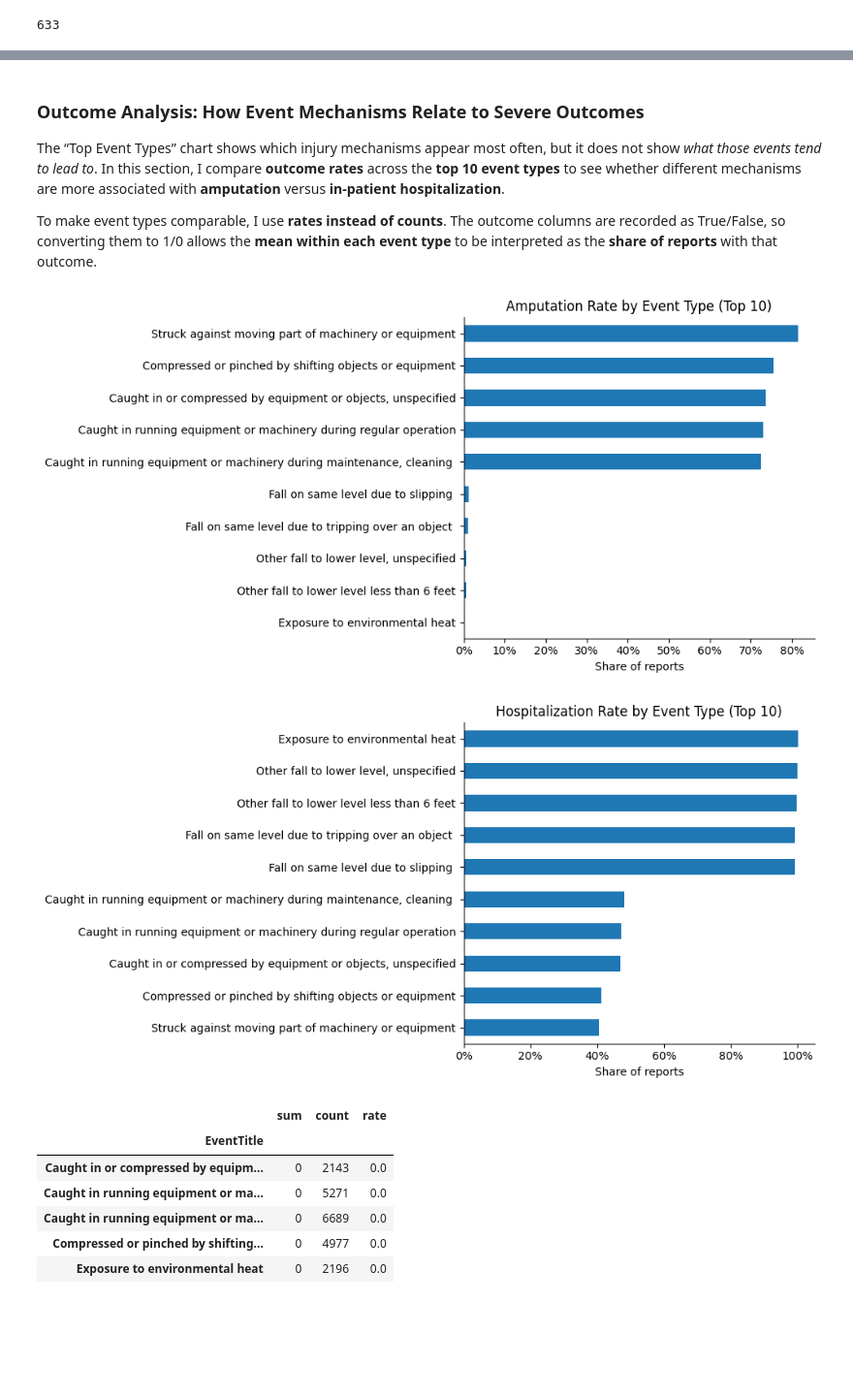
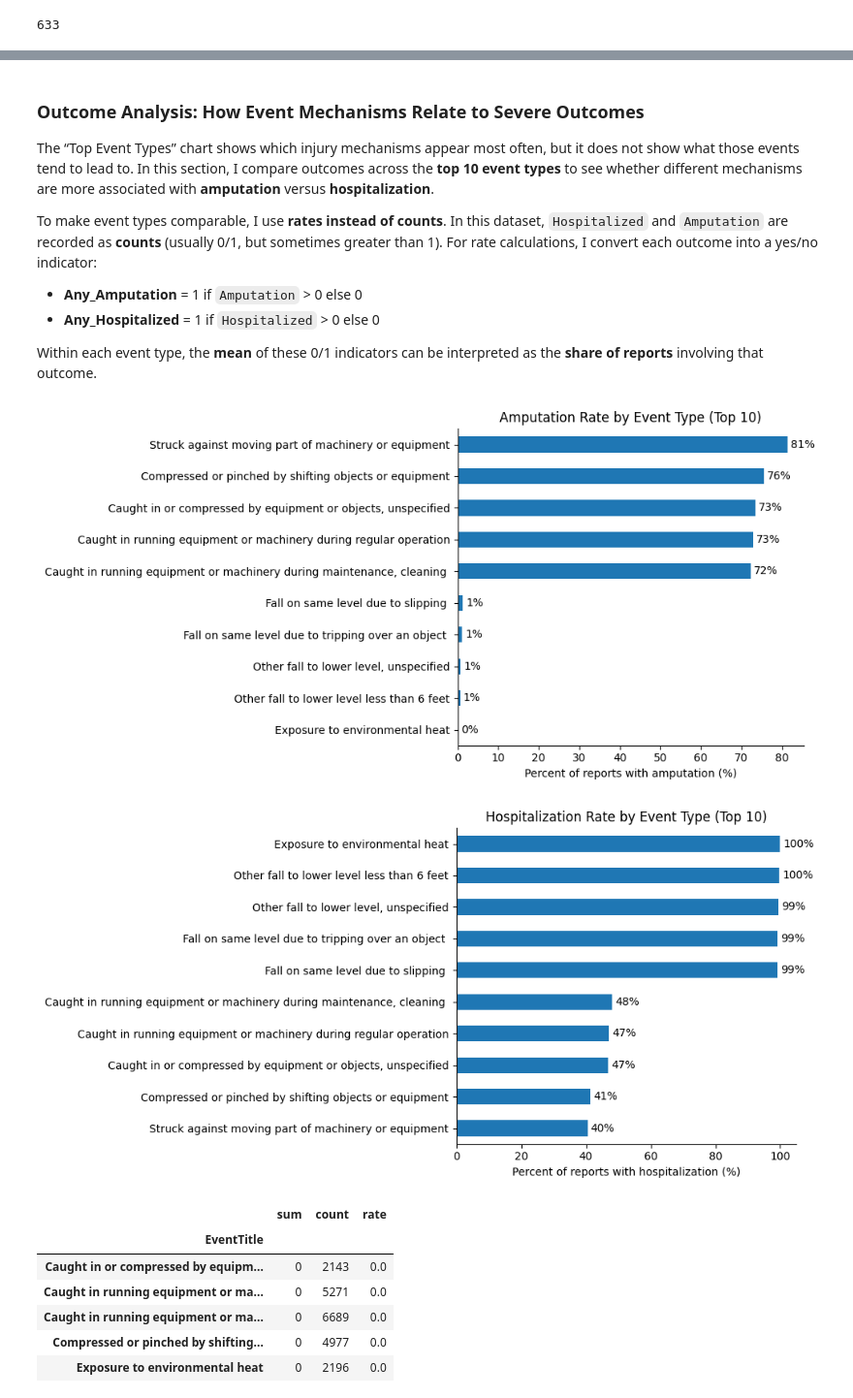
Before and after one commit to CourtneyMandela/occupational_injury_trends, a Jupyter notebook: notebooks/osha_severe_injury.ipynb, the cells around one changed output, grey strips where cells are left out. Shown at 97% size. Drawn from its saved outputs; the diff is of its cells as text; code cells hidden in the pictures; blank space fills up the shorter version.

Commit message:
Add README and requirements; finalize notebook outputs and charts

```diff
--- a/notebooks/osha_severe_injury.ipynb
+++ b/notebooks/osha_severe_injury.ipynb
@@ -4,7 +4,7 @@ import matplotlib.pyplot as plt
 # %% [markdown]
 ## Data Loading
 # %%
-df = pd.read_csv("../data/January2015toMarch2025.csv")
+df = pd.read_csv("../data/January2015toMarch2025.csv", low_memory=False)
 # %%
 df.head()
 # %% [output]
@@ -156,6 +156,7 @@ dtype: object
 # %%
 df["EventDate"] = pd.to_datetime(df["EventDate"])
 df["Zip"] = df["Zip"].astype("Int64")
+df["Hospitalized"] = df["Hospitalized"].fillna(0).astype("Int64")
 df["Amputation"] = df["Amputation"].fillna(0).astype("Int64")
 df["Loss of Eye"] = df["Loss of Eye"].fillna(0).astype("Int64")
 # %%
@@ -914,7 +904,12 @@ This value is **~0.392**, meaning the top 10 event types account for **~39%** of
 # %% [markdown]
 ### Outcome Analysis: How Event Mechanisms Relate to Severe Outcomes
 
-The “Top Event Types” chart shows which injury mechanisms appear most often, but it does not show *what those events tend to lead to*. In this section, I compare **outcome rates** across the **top 10 event types** to see whether different mechanisms are more associated with **amputation** versus **in-patient hospitalization**.
+The “Top Event Types” chart shows which injury mechanisms appear most often, but it does not show what those events tend to lead to. In this section, I compare outcomes across the **top 10 event types** to see whether different mechanisms are more associated with **amputation** versus **hospitalization**.
 
-To make event types comparable, I use **rates instead of counts**. The outcome columns are recorded as True/False, so converting them to 1/0 allows the **mean within each event type** to be interpreted as the **share of reports** with that outcome.
+To make event types comparable, I use **rates instead of counts**. In this dataset, `Hospitalized` and `Amputation` are recorded as **counts** (usually 0/1, but sometimes greater than 1). For rate calculations, I convert each outcome into a yes/no indicator:
+
+- **Any_Amputation** = 1 if `Amputation` > 0 else 0
+- **Any_Hospitalized** = 1 if `Hospitalized` > 0 else 0
+
+Within each event type, the **mean** of these 0/1 indicators can be interpreted as the **share of reports** involving that outcome.
 # %%
@@ -938,38 +928,45 @@ outcome_rate_by_event = df_top_events.groupby("EventTitle")[outcome_cols].mean()
 # %%
-# Plot amputation rate for the same top event types
-amputation_rate = outcome_rate_by_event["Amputation"].loc[top_event_types].sort_values()
+# Amputation rate chart
 
-ax = amputation_rate.plot(kind="barh", figsize=(10, 5))
+amputation_rate = outcome_rate_by_event["Any_Amputation"].loc[top_event_types].sort_values()
+
+fig, ax = plt.subplots(figsize=(10, 5))
+(amputation_rate * 100).plot(kind="barh", ax=ax)
+
 ax.set_title(f"Amputation Rate by Event Type (Top {TOP_N})")
-ax.set_xlabel("Share of reports")
+ax.set_xlabel("Percent of reports with amputation (%)")
 ax.set_ylabel("")
 
-# Display axis as percent (instead of 0.2 / 0.4)
-ticks = ax.get_xticks()
-ax.set_xticklabels([f"{t:.0%}" for t in ticks])
+for bars in ax.containers:
+    ax.bar_label(bars, fmt="%.0f%%", padding=3)
 
 ax.spines["top"].set_visible(False)
 ax.spines["right"].set_visible(False)
+
 plt.tight_layout()
 plt.show()
 # %% [output]
-[figure, old version]
+[figure, new version]
 # %%
-# Plot hospitalization rate for the same top event types
-hospitalization_rate = outcome_rate_by_event["Hospitalized"].loc[top_event_types].sort_values()
+# Hospitalization rate chart
 
-ax = hospitalization_rate.plot(kind="barh", figsize=(10, 5))
+hospitalization_rate = outcome_rate_by_event["Any_Hospitalized"].loc[top_event_types].sort_values()
+
+fig, ax = plt.subplots(figsize=(10, 5))
+(hospitalization_rate * 100).plot(kind="barh", ax=ax)
+
 ax.set_title(f"Hospitalization Rate by Event Type (Top {TOP_N})")
-ax.set_xlabel("Share of reports")
+ax.set_xlabel("Percent of reports with hospitalization (%)")
 ax.set_ylabel("")
 
-ticks = ax.get_xticks()
-ax.set_xticklabels([f"{t:.0%}" for t in ticks])
+for bars in ax.containers:
+    ax.bar_label(bars, fmt="%.0f%%", padding=3)
 
 ax.spines["top"].set_visible(False)
 ax.spines["right"].set_visible(False)
+
 plt.tight_layout()
 plt.show()
 # %% [output]
-[figure, old version]
+[figure, new version]
 # %%
```
Also changed, not shown: parts of 16 cells of this notebook, 2 other files.
